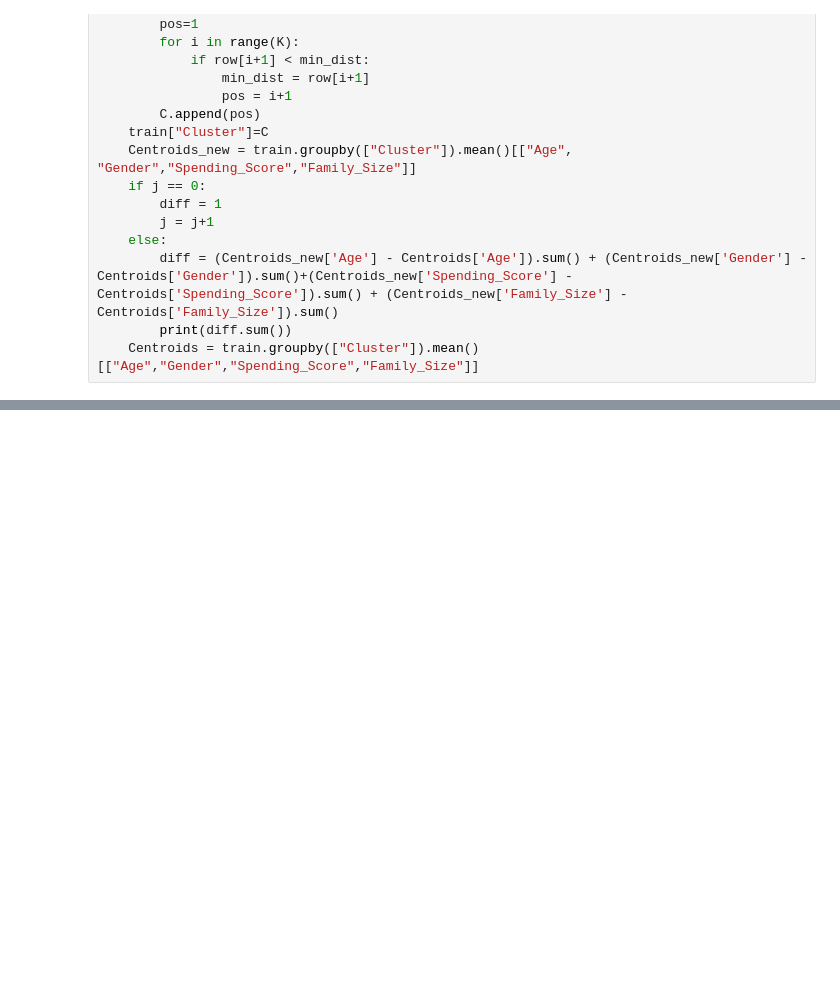
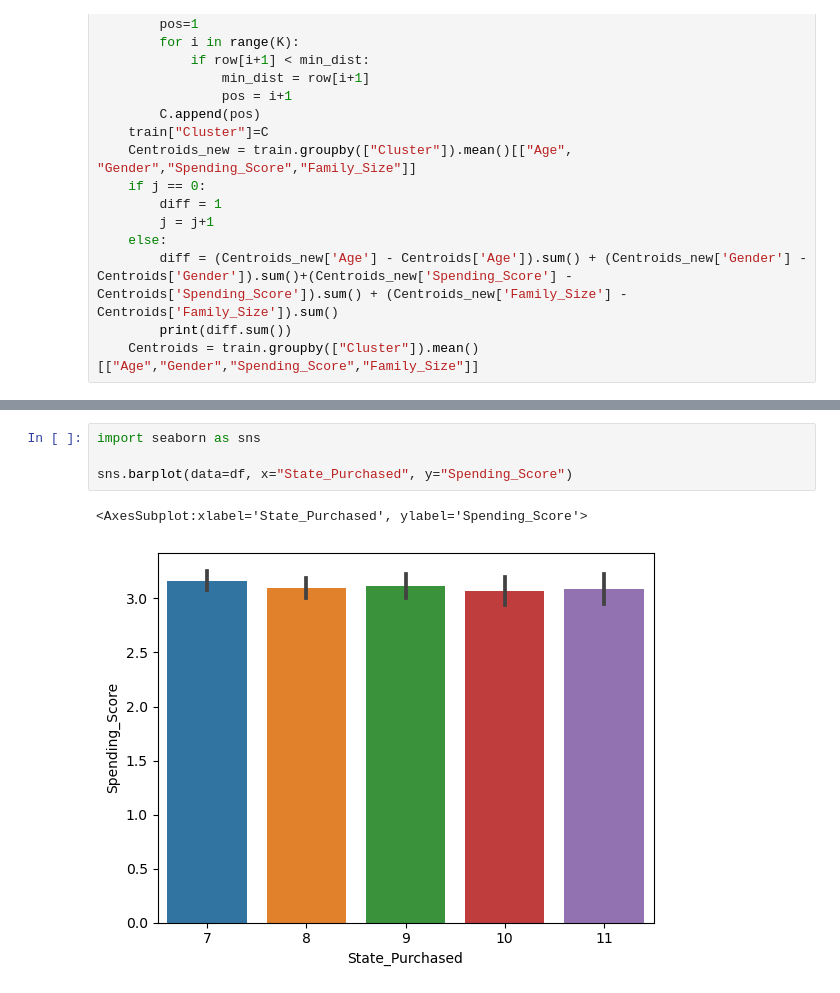
Before and after one commit to adriancabalo/CCIC_DS1, a Jupyter notebook: K-Means Clustering #1.ipynb, the cells around one changed output, grey strips where cells are left out. Drawn from its saved outputs; the diff is of its cells as text; blank space fills up the shorter version.

```diff
--- a/K-Means Clustering #1.ipynb
+++ b/K-Means Clustering #1.ipynb
@@ -203,0 +291,7 @@ while(diff!=0):
+# %%
+import seaborn as sns
+
+sns.barplot(data=df, x="State_Purchased", y="Spending_Score")
+# %% [output]
+<AxesSubplot:xlabel='State_Purchased', ylabel='Spending_Score'>
+[figure, added]
```
Also changed, not shown: parts of 23 cells of this notebook.
